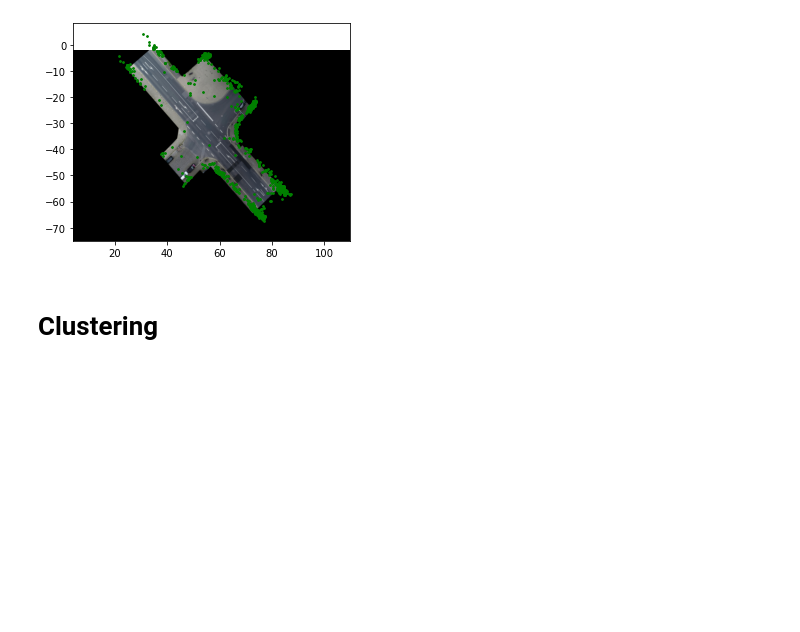
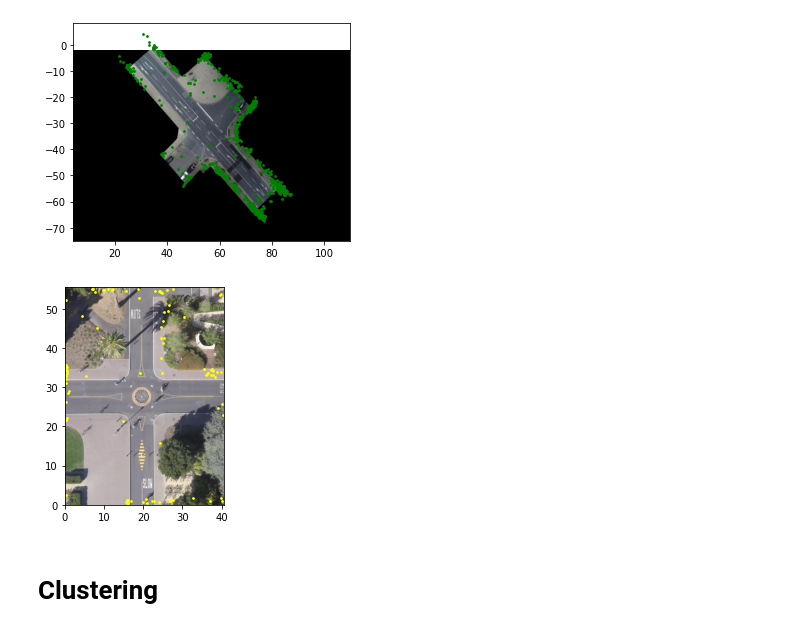
Before and after one commit to gitBram/vru_path_prediction, a Jupyter notebook: destination_prediction.ipynb, the cells around one changed output. Drawn from its saved outputs; the diff is of its cells as text; code cells hidden in the pictures; blank space fills up the shorter version.

```diff
--- a/destination_prediction.ipynb
+++ b/destination_prediction.ipynb
@@ -60,6 +60,8 @@ sys.path.append(opentraj_root) # add package to pythonpath
 scene_data = HighLevelSceneLoader(p_img_bounds, p_dest_locs)
 scene_data.load_ind(root_datasets, 7, 17)
 
+scene_data2 = HighLevelSceneLoader(p_img_bounds, p_dest_locs)
+scene_data2.load_sdd(opentraj_root, "little", "video3")
 
 # ''' create the graph instance '''
 # interest_points = __return_waypoints_ind()
@@ -89,10 +100,26 @@ full_df.head()
+# %%
+id_col2 = 'agent_id'
+start_df2 = scene_data2.traj_dataframe.copy()
+dest_df2 = scene_data2.traj_dataframe.copy()
+dest_df2[id_col2 + 'copy'] = dest_df2[id_col2].shift(-1)
+start_df2[id_col2 + 'copy'] = start_df2[id_col2].shift(1)
+dest_df2 = dest_df2.loc[dest_df2[id_col2]!=dest_df2[id_col2 + 'copy']]
+start_df2 = start_df2.loc[start_df2[id_col2]!=start_df2[id_col2 + 'copy']]
+full_df2 = start_df2.append(dest_df2)
 # %%
 d = dest_df[["pos_x", "pos_y"]].to_numpy()
 s = start_df[["pos_x", "pos_y"]].to_numpy()
+# %%
+d2 = dest_df2[["pos_x", "pos_y"]].to_numpy()
+s2 = start_df2[["pos_x", "pos_y"]].to_numpy()
 # %%
 scene_data.plot_on_image([d],colors = ["green"])
 # %% [output]
 [figure]
+# %%
+scene_data2.plot_on_image([d2],colors = ["yellow"])
+# %% [output]
+[figure, added]
 # %% [markdown]
 # Clustering
 # %%
```
Also changed, not shown: parts of 14 cells of this notebook, 8 other files.
